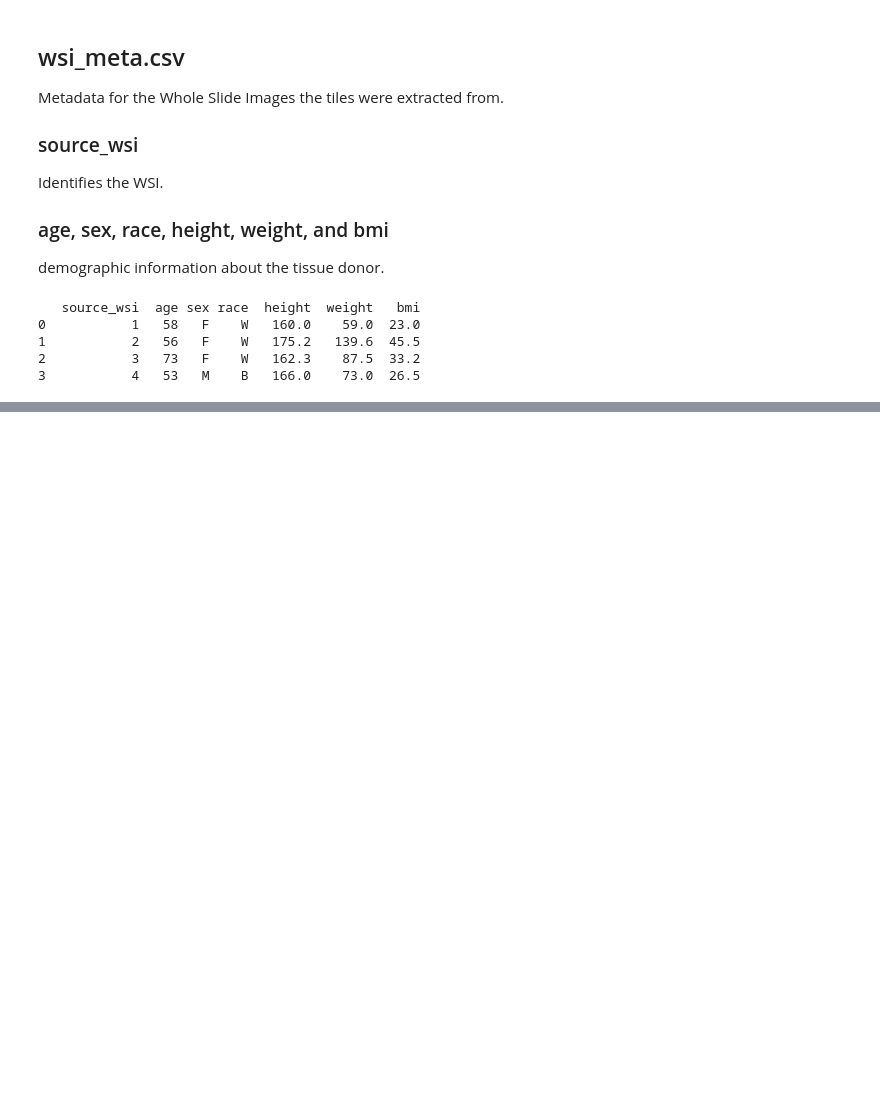
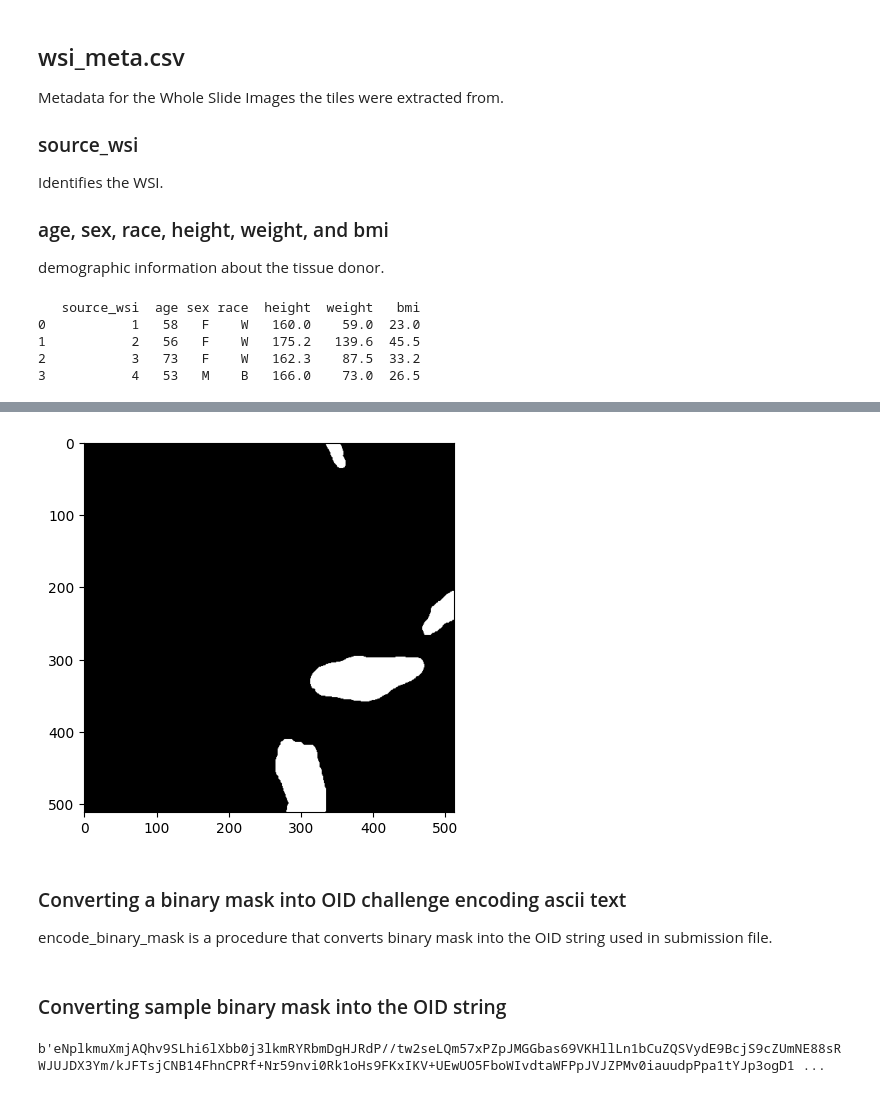
Before and after one commit to DamianBisewski/HumanVasculatureVisualization, a Jupyter notebook: eda.ipynb, the cells around one changed output, grey strips where cells are left out. Saved outputs shown, nothing was run; the diff lists cells and outputs as text; code cells hidden in the pictures; blank space fills up the shorter version.

```diff
--- a/eda.ipynb
+++ b/eda.ipynb
@@ -309,0 +344,6 @@ print(wsi_meta_df.head())
+# %%
+from PIL import Image
+import numpy as np
+
+image = Image.open('temp_image.png')
+image_array = np.array(image)
@@ -309,0 +361,3 @@ print(wsi_meta_df.head())
+# %%
+# Convert the image array to a boolean array (ignoring the alpha channel)
+non_black_pixels = np.any(image_array[:, :, :3] != [0, 0, 0], axis=-1)
@@ -309,0 +383,11 @@ print(wsi_meta_df.head())
+# %%
+import matplotlib.pyplot as plt
+
+# Assuming 'your_boolean_array' is your 2D boolean array
+plt.imshow(non_black_pixels, cmap='gray')  # 'gray' colormap for black and white image
+plt.show()
+# %% [output]
+[figure, added]
+# %% [markdown]
+### Converting a binary mask into OID challenge encoding ascii text
+encode_binary_mask is a procedure that converts binary mask into the OID string used in submission file.
@@ -309,0 +428,6 @@ print(wsi_meta_df.head())
+# %% [markdown]
+### Converting sample binary mask into the OID string
+# %%
+encode_binary_mask(non_black_pixels)
+# %% [output]
+b'eNplkmuXmjAQhv9SLhi6lXbb0j3lkmRYRbmDgHJRdP//tw2seLQm57xPZpJMGGbas69VKHllLn1bCuZQSVydE9BcjS9cZUmNE88sRWJUJDX3Ym/kJFTsjCNB14FhnCPRf+Nr59nvi0Rk1oHs9FKxIKV+UEwUO5FboWIvdtaWFPpJVJZPMv0iauudpPpa1tYJp3ogD1 ...
```
Also changed, not shown: parts of 19 cells of this notebook.
